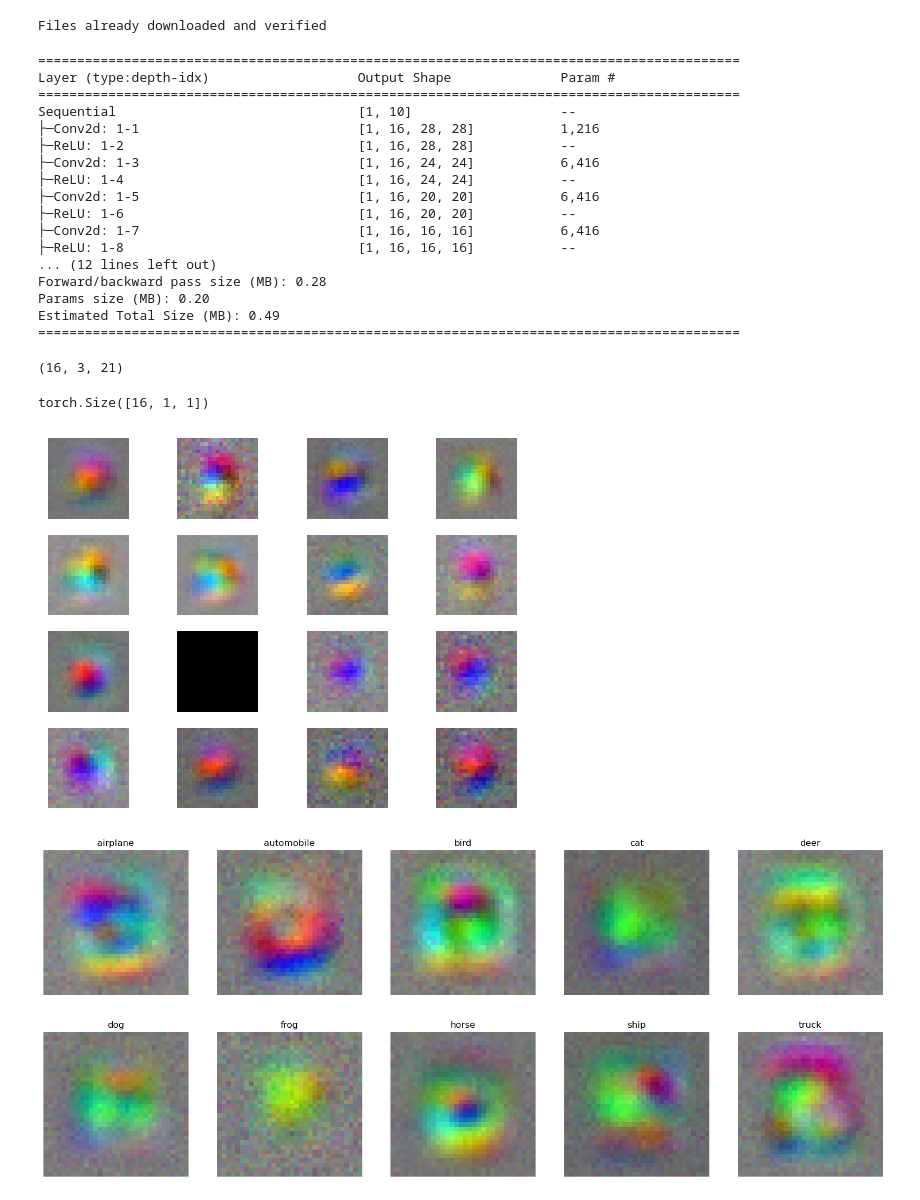
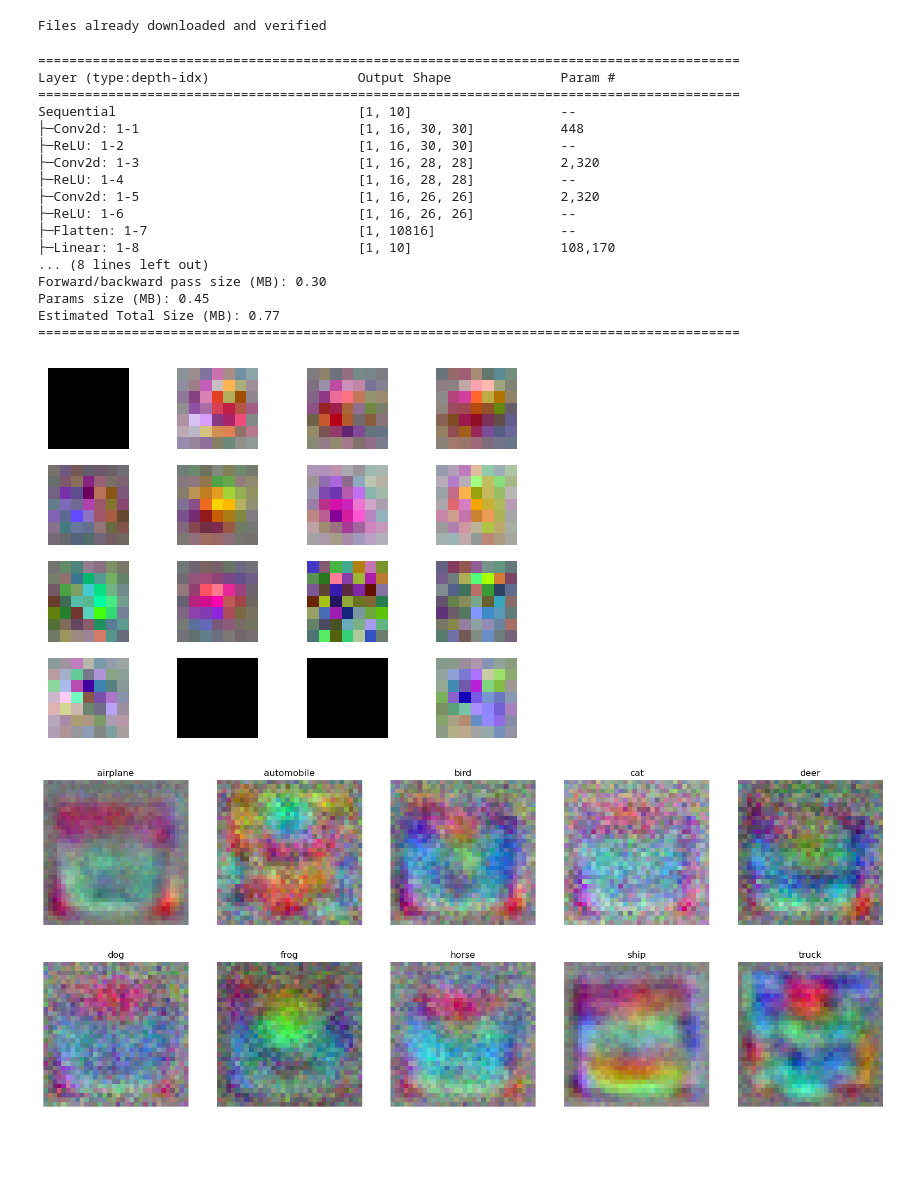
Before and after one commit to fabioseel/receptive-fields, a Jupyter notebook: src/evaluation.ipynb, the cells around one changed output. Cells and saved outputs as stored; diff of their text form; code cells hidden in the pictures; blank space fills up the shorter version.

```diff
--- a/src/evaluation.ipynb
+++ b/src/evaluation.ipynb
@@ -16,7 +16,7 @@ train_loader = DataLoader(train_data, batch_size=256, shuffle=False)
 # %% [output]
 Files already downloaded and verified
 # %%
-model = SimpleCNN.load("../models/simple5layercnn")
+model = SimpleCNN.load("../models/simple3layercnn")
 model = model.get_sequential()
 summary(model, (1,3,32,32))
 # %% [output]
@@ -24,44 +24,36 @@ summary(model, (1,3,32,32))
 Layer (type:depth-idx)                   Output Shape              Param #
 ==========================================================================================
 Sequential                               [1, 10]                   --
-├─Conv2d: 1-1                            [1, 16, 28, 28]           1,216
-├─ReLU: 1-2                              [1, 16, 28, 28]           --
-├─Conv2d: 1-3                            [1, 16, 24, 24]           6,416
-├─ReLU: 1-4                              [1, 16, 24, 24]           --
-├─Conv2d: 1-5                            [1, 16, 20, 20]           6,416
-├─ReLU: 1-6                              [1, 16, 20, 20]           --
-├─Conv2d: 1-7                            [1, 16, 16, 16]           6,416
-├─ReLU: 1-8                              [1, 16, 16, 16]           --
-... (12 lines left out)
-Forward/backward pass size (MB): 0.28
-Params size (MB): 0.20
-Estimated Total Size (MB): 0.49
+├─Conv2d: 1-1                            [1, 16, 30, 30]           448
+├─ReLU: 1-2                              [1, 16, 30, 30]           --
+├─Conv2d: 1-3                            [1, 16, 28, 28]           2,320
+├─ReLU: 1-4                              [1, 16, 28, 28]           --
+├─Conv2d: 1-5                            [1, 16, 26, 26]           2,320
+├─ReLU: 1-6                              [1, 16, 26, 26]           --
+├─Flatten: 1-7                           [1, 10816]                --
+├─Linear: 1-8                            [1, 10]                   108,170
+... (8 lines left out)
+Forward/backward pass size (MB): 0.30
+Params size (MB): 0.45
+Estimated Total Size (MB): 0.77
 ==========================================================================================
-# %%
-get_input_output_shape(model[:10])
-# %% [output]
-(16, 3, 21)
-# %%
-img = torch.randn((3,21,21))
-model[:10](img).shape
-# %% [output]
-torch.Size([16, 1, 1])
 # %%
 fig, axes = plt.subplots(4, 4)
-eff_rfs = activation_triggered_average(model[:10], n_batch=8192, n_iter=32)
+eff_rfs = activation_triggered_average(model[:6], n_batch=8192, n_iter=32)
 for eff_rf, ax in zip(eff_rfs, axes.flat):
     ax.imshow(normalizeZeroOne(eff_rf.movedim(0,2)))
     ax.axis('off')
 # %% [output]
-[figure, old version]
+[figure, new version]
 # %%
+eff_rfs = activation_triggered_average(model, n_iter=128)
+
 fig, axes = plt.subplots(2, 5, figsize=(20,8))
-eff_rfs = activation_triggered_average(model, n_iter=128)
 for class_name, i in train_data.class_to_idx.items():
     ax = axes.flat[i]
     ax.imshow(normalizeZeroOne(eff_rfs[i].movedim(0,2)))
     ax.axis('off')
     ax.set_title(class_name)
 # %% [output]
-[figure, old version]
+[figure, new version]
 # %%
```
Also changed, not shown: parts of 5 cells of this notebook, 1 other file.
